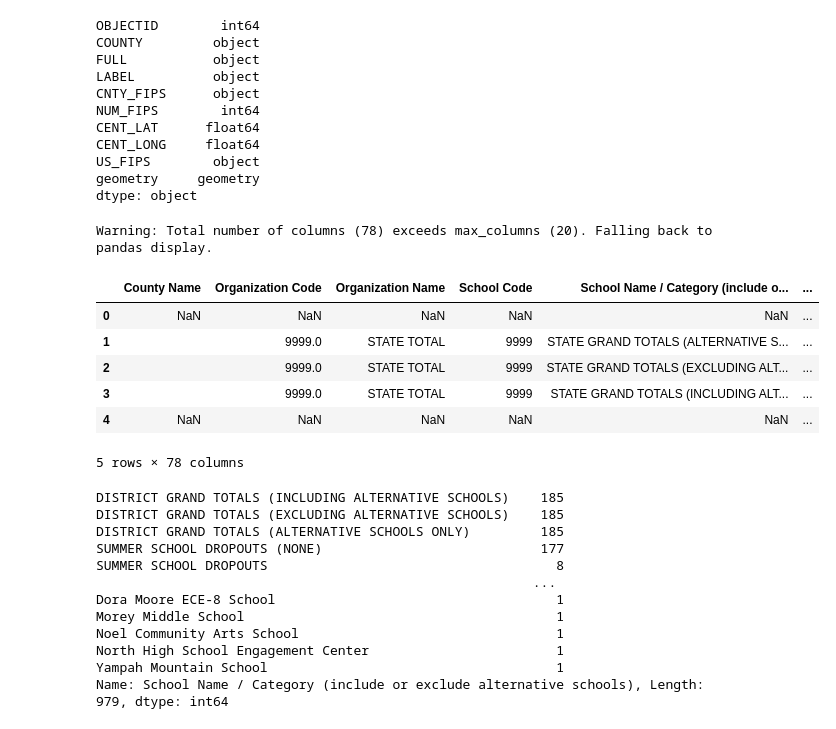
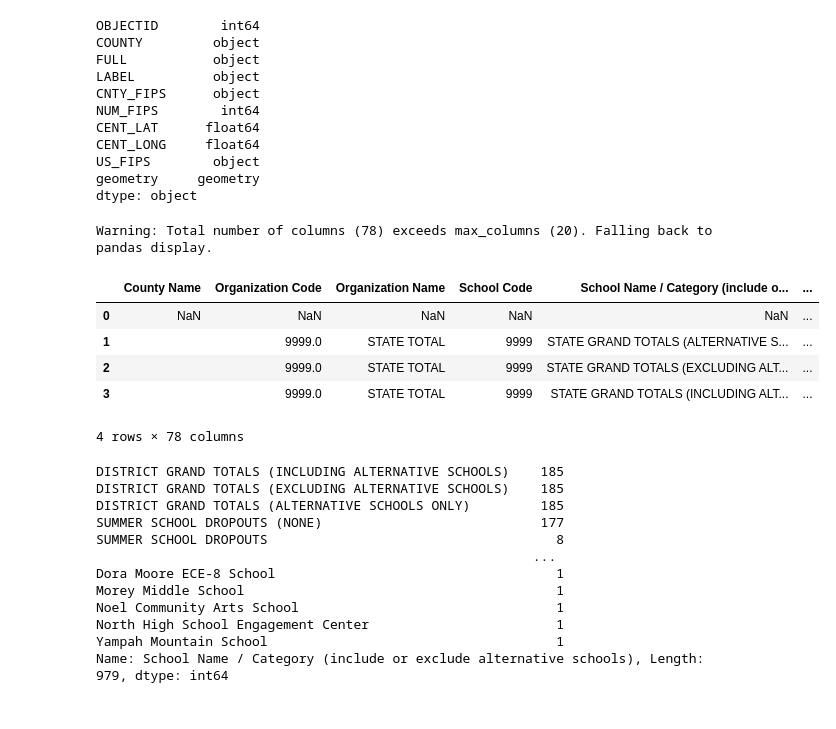
Before and after one commit to beryl09/beryl09, a Jupyter notebook: Ps2.ipynb, the cells around one changed output. Saved outputs shown, nothing was run; the diff lists cells and outputs as text; code cells hidden in the pictures.

```diff
--- a/Ps2.ipynb
+++ b/Ps2.ipynb
@@ -84,16 +78,15 @@ data_var =['DISTRICT GRAND TOTALS (INCLUDING ALTERNATIVE SCHOOLS)']
 # %%
 sch=pd.read_excel('/content/schools.xlsx') #load the schools xlsx file
 # %%
-sch.head(5)
+sch.head(4)
 # %% [output]
 Warning: Total number of columns (78) exceeds max_columns (20). Falling back to pandas display.
 |  | County Name | Organization Code | Organization Name | School Code | School Name / Category (include o... | ... |
 | 0 | NaN | NaN | NaN | NaN | NaN | ... |
 | 1 |  | 9999.0 | STATE TOTAL | 9999 | STATE GRAND TOTALS (ALTERNATIVE S... | ... |
 | 2 |  | 9999.0 | STATE TOTAL | 9999 | STATE GRAND TOTALS (EXCLUDING ALT... | ... |
 | 3 |  | 9999.0 | STATE TOTAL | 9999 | STATE GRAND TOTALS (INCLUDING ALT... | ... |
-| 4 | NaN | NaN | NaN | NaN | NaN | ... |
-5 rows × 78 columns
+4 rows × 78 columns
 # %%
 sch['School Name / Category (include or exclude alternative schools)'].value_counts()
 # %% [output]
```
Also changed, not shown: parts of 13 cells of this notebook.
